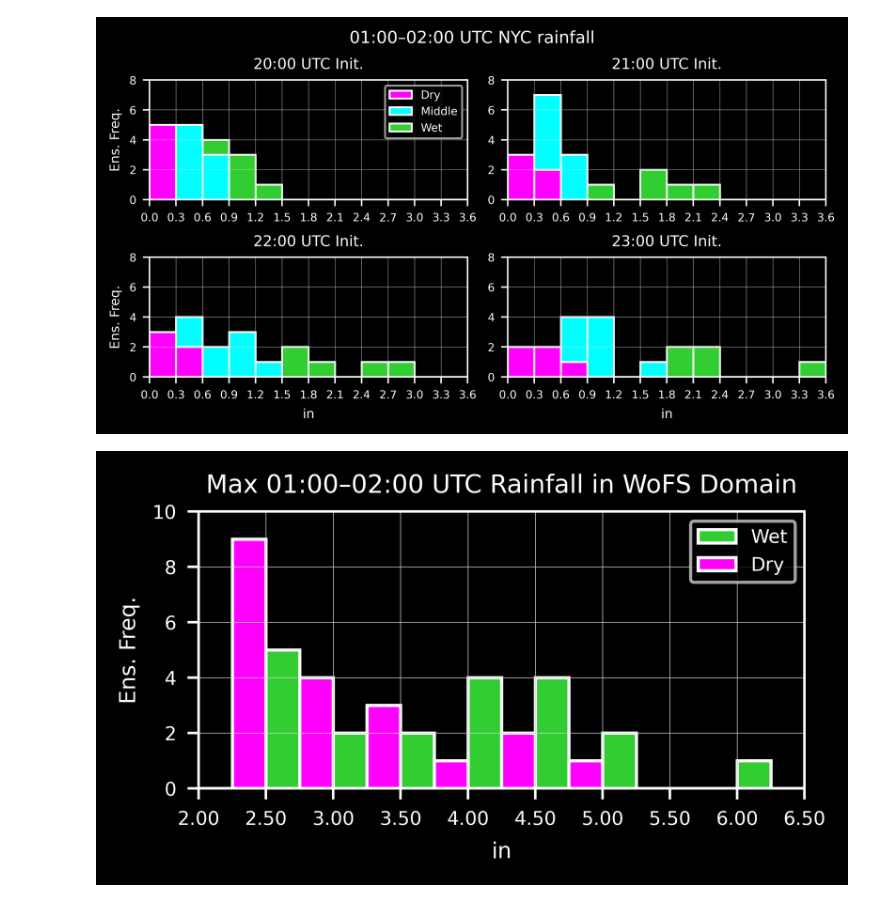
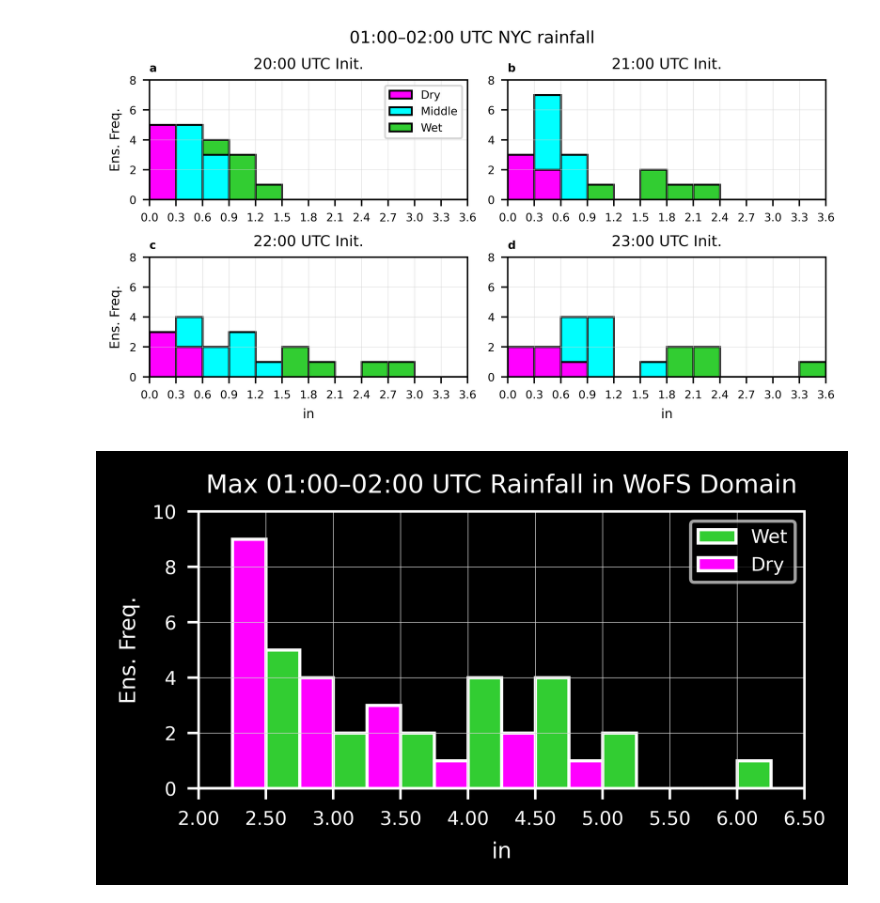
Before and after one commit to tyfolino/ida-precip, a Jupyter notebook: new-wofs/updated-histograms.ipynb, the cells around one changed output. Drawn from its saved outputs; the diff is of its cells as text; code cells hidden in the pictures.

Commit message:
updated histograms, hodographs, spatial correlation maps, and UH track plots

```diff
--- a/new-wofs/updated-histograms.ipynb
+++ b/new-wofs/updated-histograms.ipynb
@@ -14,7 +10,7 @@ from matplotlib.ticker import FuncFormatter
 
 
 # Set default style to dark background because I like it better
-plt.style.use("dark_background")
+# plt.style.use("dark_background")
 plt.rcParams["hatch.linewidth"] = 0.4
 # %%
 # Define useful functions
@@ -292,5 +187,7 @@ plt.show()
 # %%
 titles = ["20:00 UTC Init.", "21:00 UTC Init.", "22:00 UTC Init.", "23:00 UTC Init."]
+
+bins = np.arange(0,3.7,0.3)
 
 
 # Create the figure and axes
@@ -361,7 +258,7 @@ for i, ax in enumerate(axes.flatten()):
         width=bar_width,
         align="edge",
         color="magenta",
-        edgecolor="white",
+        edgecolor="black",
         label="Dry",
     )
     ax.bar(
@@ -371,7 +268,7 @@ for i, ax in enumerate(axes.flatten()):
         align="edge",
         bottom=magenta,
         color="cyan",
-        edgecolor="white",
+        edgecolor="black",
         label="Middle",
     )
     ax.bar(
@@ -381,38 +278,44 @@ for i, ax in enumerate(axes.flatten()):
         align="edge",
         bottom=magenta + cyan,
         color="limegreen",
-        edgecolor="white",
+        edgecolor="black",
         label="Wet",
     )
 
     # formatting
     ax.xaxis.set_tick_params(which="both", labelbottom=True)
     ax.tick_params(axis="both", labelsize=6)
     ax.set_xticks(bins)
     ax.set_yticks(range(0, 9, 2))
     ax.yaxis.set_tick_params(which="both", labelleft=True)
     ax.grid(color="lightgray", linewidth=0.2)
     ax.set_title(titles[i], fontsize=8)
     ax.set_xlabel("")
 
     if i % 2 == 0:
         ax.set_ylabel("Ens. Freq.", fontsize=7)
 
 # Set x-labels for the bottom row
 axes[1, 0].set_xlabel("in", fontsize=7)
 axes[1, 1].set_xlabel("in", fontsize=7)
 axes[0,0].legend(loc="upper right",fontsize=6)
 
 # Set x-limits
 plt.xlim(bins.min(), bins.max())
 
 # Add a global title
 plt.suptitle("01:00–02:00 UTC NYC rainfall", fontsize=9)
 
+letters = ["a", "b", "c", "d"]
+for i, ax in enumerate(axes.flatten()):
+    ax.text(
+        -0, 1.07, letters[i], transform=ax.transAxes, fontsize=6, fontweight="bold"
+    )
+
 # Show the plot
 plt.show()
 # %% [output]
-[figure, old version]
+[figure, new version]
 # %%
 # Get the indices of the wettest and driest ensemble members
 ne_wet = [
```
Also changed, not shown: parts of 2 cells of this notebook, 6 other files.
